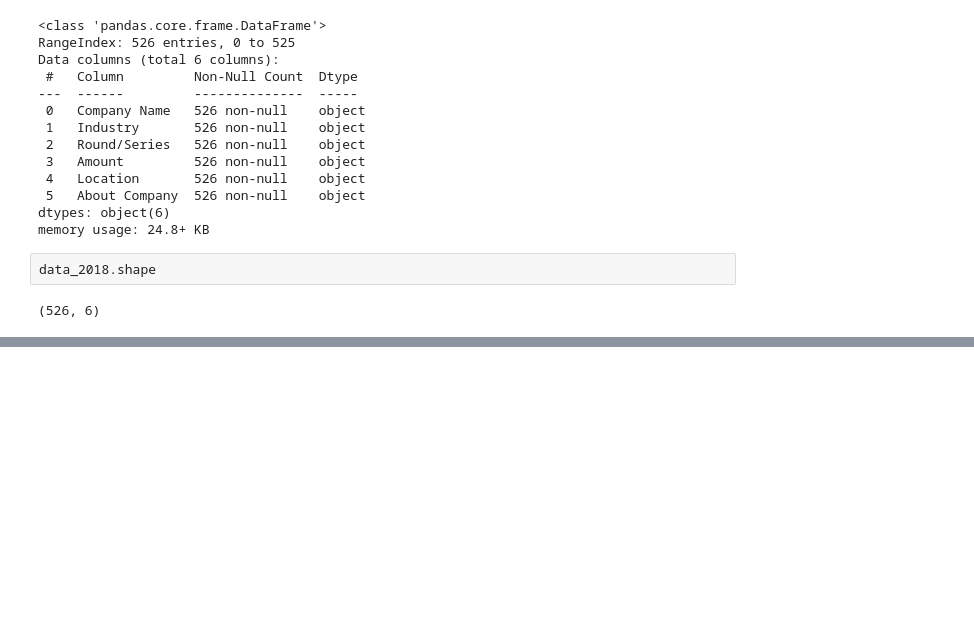
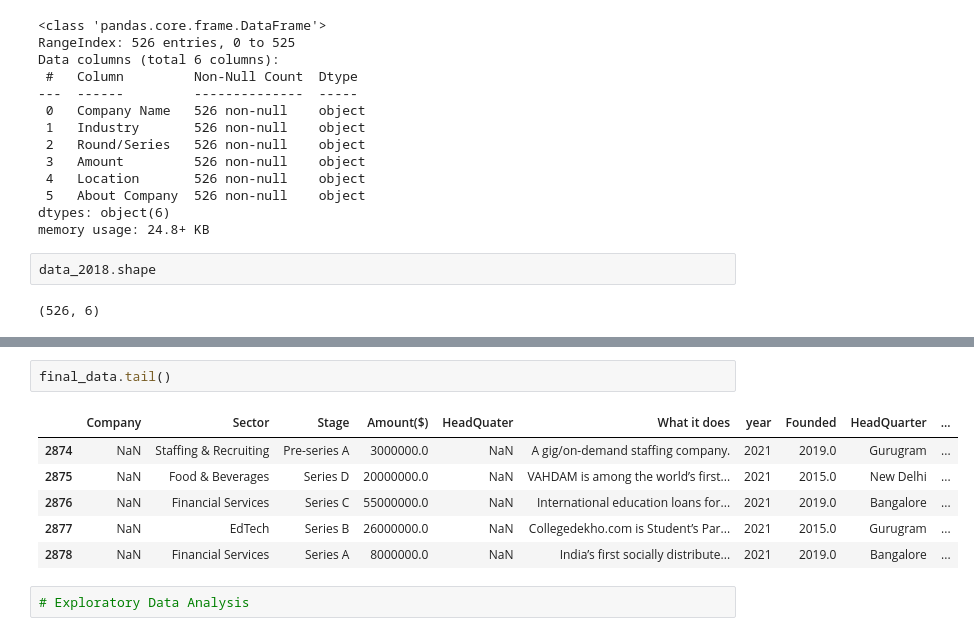
Before and after one commit to theleggero/Viability-of-the-Indian-Economy-for-new-businesses, a Jupyter notebook: Notebooks/project1.ipynb, the cells around one changed output, grey strips where cells are left out. Drawn from its saved outputs; the diff is of its cells as text; blank space fills up the shorter version.

```diff
--- a/Notebooks/project1.ipynb
+++ b/Notebooks/project1.ipynb
@@ -200,0 +341,11 @@ data_2018.shape
+# %%
+final_data.tail()
+# %% [output]
+|  | Company | Sector | Stage | Amount($) | HeadQuater | What it does | year | Founded | HeadQuarter | ... |
+| 2874 | NaN | Staffing & Recruiting | Pre-series A | 3000000.0 | NaN | A gig/on-demand staffing company. | 2021 | 2019.0 | Gurugram | ... |
+| 2875 | NaN | Food & Beverages | Series D | 20000000.0 | NaN | VAHDAM is among the world’s first... | 2021 | 2015.0 | New Delhi | ... |
+| 2876 | NaN | Financial Services | Series C | 55000000.0 | NaN | International education loans for... | 2021 | 2019.0 | Bangalore | ... |
+| 2877 | NaN | EdTech | Series B | 26000000.0 | NaN | Collegedekho.com is Student’s Par... | 2021 | 2015.0 | Gurugram | ... |
+| 2878 | NaN | Financial Services | Series A | 8000000.0 | NaN | India’s first socially distribute... | 2021 | 2019.0 | Bangalore | ... |
+# %%
+# Exploratory Data Analysis
```
Also changed, not shown: parts of 22 cells of this notebook, 7 other files.
